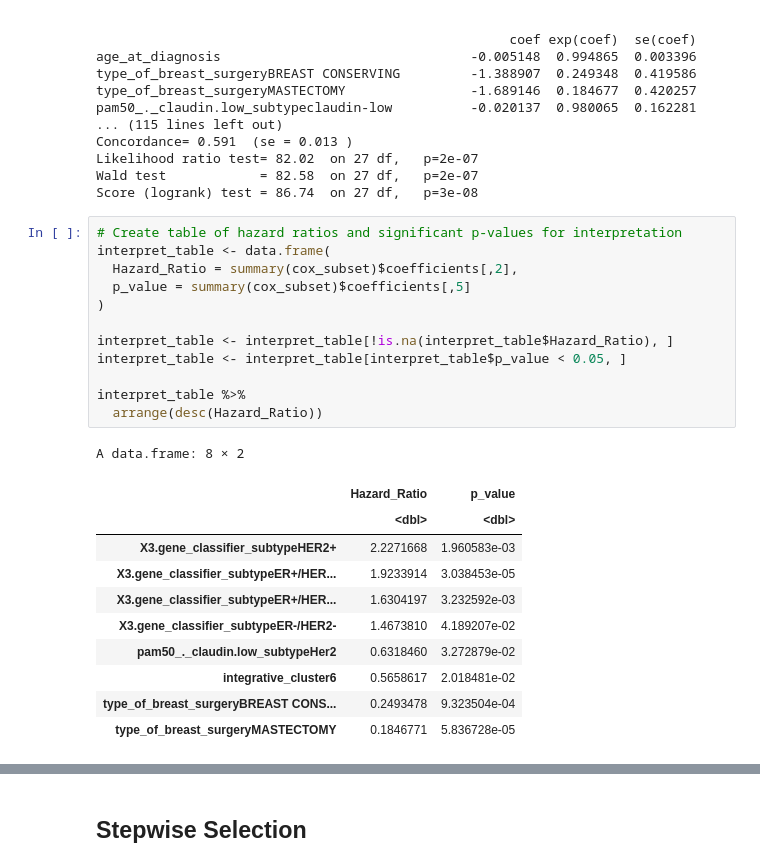
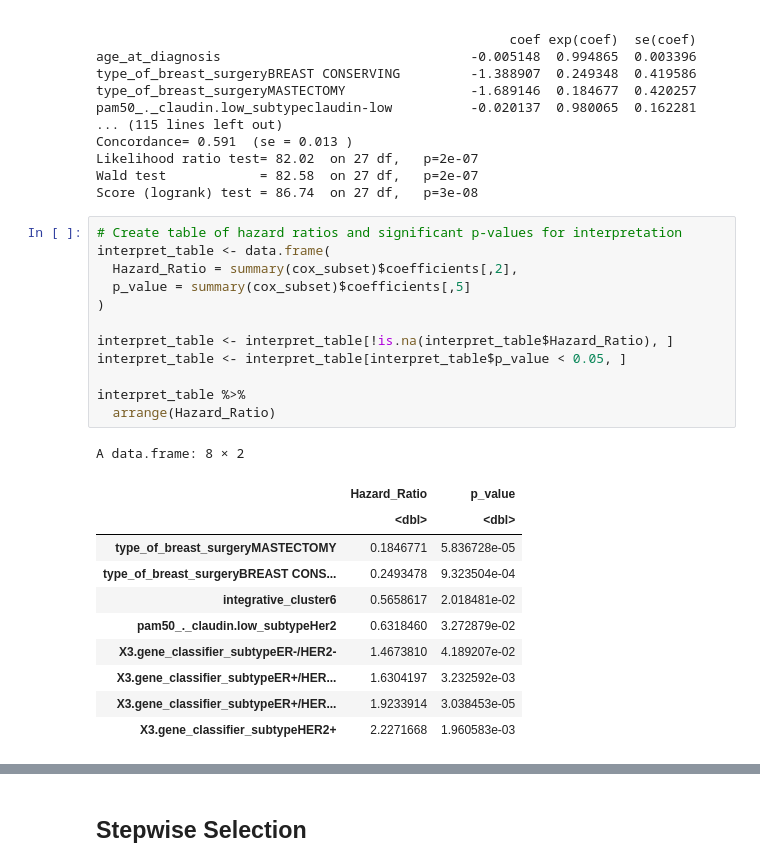
Before and after one commit to harrisdurrani/data_mining_project, a Jupyter notebook: Project (R code).ipynb, the cells around one changed output, grey strips where cells are left out. Drawn from its saved outputs; the diff is of its cells as text.

```diff
--- a/Project (R code).ipynb
+++ b/Project (R code).ipynb
@@ -792,25 +810,25 @@ Score (logrank) test = 86.74  on 27 df,   p=3e-08
 # %%
 # Create table of hazard ratios and significant p-values for interpretation
 interpret_table <- data.frame(
   Hazard_Ratio = summary(cox_subset)$coefficients[,2],
   p_value = summary(cox_subset)$coefficients[,5]
 )
 
 interpret_table <- interpret_table[!is.na(interpret_table$Hazard_Ratio), ]
 interpret_table <- interpret_table[interpret_table$p_value < 0.05, ]
 
 interpret_table %>%
-  arrange(desc(Hazard_Ratio))
+  arrange(Hazard_Ratio)
 # %% [output]
 A data.frame: 8 × 2
 |  | Hazard_Ratio | p_value |
 |  | <dbl> | <dbl> |
+| type_of_breast_surgeryMASTECTOMY | 0.1846771 | 5.836728e-05 |
+| type_of_breast_surgeryBREAST CONS... | 0.2493478 | 9.323504e-04 |
+| integrative_cluster6 | 0.5658617 | 2.018481e-02 |
+| pam50_._claudin.low_subtypeHer2 | 0.6318460 | 3.272879e-02 |
+| X3.gene_classifier_subtypeER-/HER2- | 1.4673810 | 4.189207e-02 |
+| X3.gene_classifier_subtypeER+/HER... | 1.6304197 | 3.232592e-03 |
+| X3.gene_classifier_subtypeER+/HER... | 1.9233914 | 3.038453e-05 |
 | X3.gene_classifier_subtypeHER2+ | 2.2271668 | 1.960583e-03 |
-| X3.gene_classifier_subtypeER+/HER... | 1.9233914 | 3.038453e-05 |
-| X3.gene_classifier_subtypeER+/HER... | 1.6304197 | 3.232592e-03 |
-| X3.gene_classifier_subtypeER-/HER2- | 1.4673810 | 4.189207e-02 |
-| pam50_._claudin.low_subtypeHer2 | 0.6318460 | 3.272879e-02 |
-| integrative_cluster6 | 0.5658617 | 2.018481e-02 |
-| type_of_breast_surgeryBREAST CONS... | 0.2493478 | 9.323504e-04 |
-| type_of_breast_surgeryMASTECTOMY | 0.1846771 | 5.836728e-05 |
 # %% [markdown]
```
Also changed, not shown: parts of 4 cells of this notebook.
